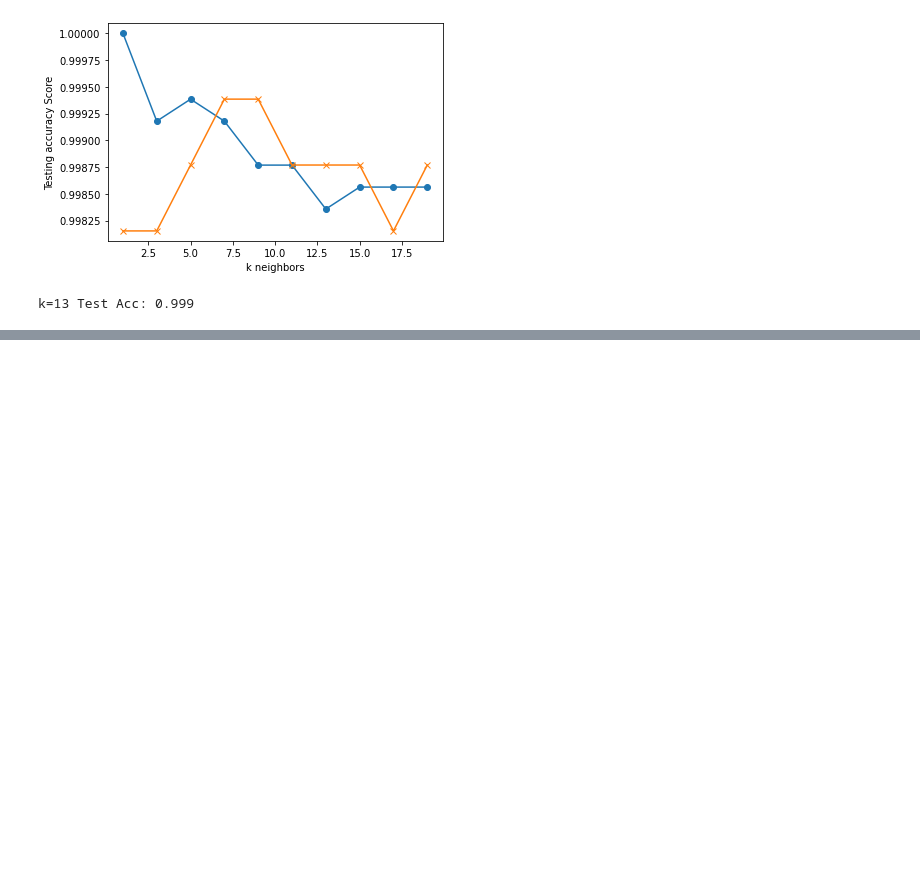
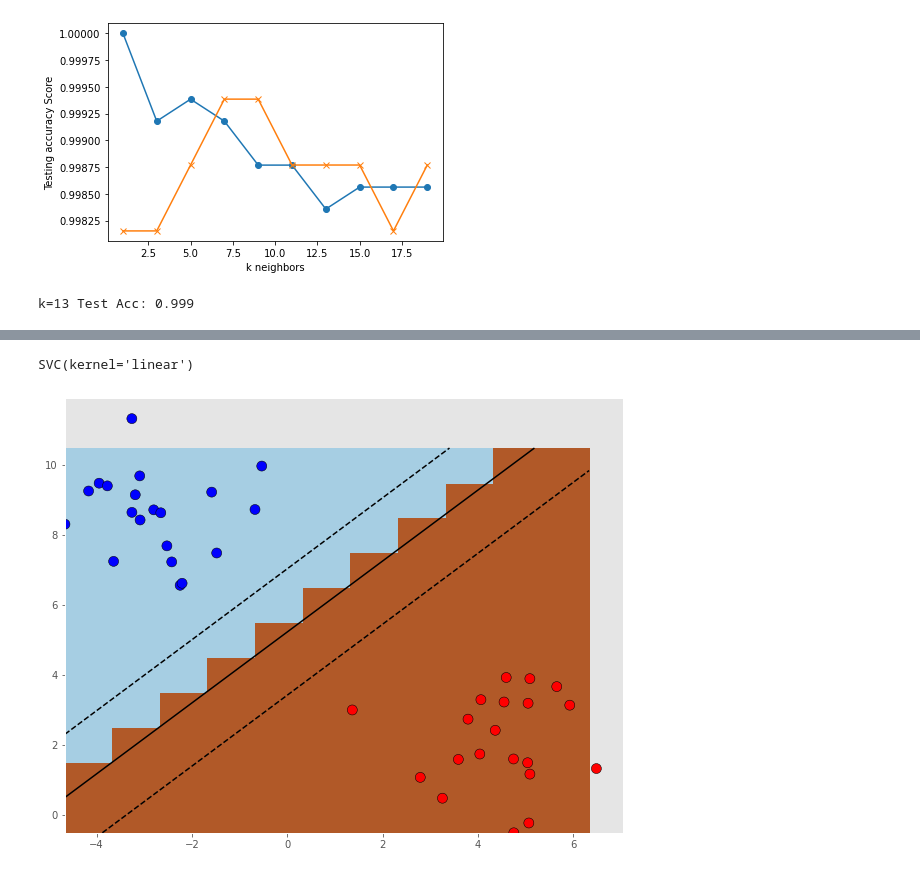
Before and after one commit to JuliaAlsop/The-Quality-of-Wine, a Jupyter notebook: wine_quality.ipynb, the cells around one changed output, grey strips where cells are left out. Saved outputs shown, nothing was run; the diff lists cells and outputs as text; code cells hidden in the pictures; blank space fills up the shorter version.

```diff
--- a/wine_quality.ipynb
+++ b/wine_quality.ipynb
@@ -165,0 +181,26 @@ k=13 Test Acc: 0.999
+# %%
+# Support vector machine linear classifier
+from sklearn.svm import SVC
+model = SVC(kernel='linear')
+model.fit(X, y)
+# %% [output]
+SVC(kernel='linear')
+# %%
+# Plot the decision boundaries
+x_min = X[:, 0].min()
+x_max = X[:, 0].max()
+y_min = X[:, 1].min()
+y_max = X[:, 1].max()
+
+XX, YY = np.mgrid[x_min:x_max, y_min:y_max]
+Z = model.decision_function(np.c_[XX.ravel(), YY.ravel()])
+
+# Put the result into a color plot
+Z = Z.reshape(XX.shape)
+plt.pcolormesh(XX, YY, Z > 0, cmap=plt.cm.Paired)
+plt.contour(XX, YY, Z, colors=['k', 'k', 'k'],
+            linestyles=['--', '-', '--'], levels=[-.5, 0, .5])
+plt.scatter(X[:, 0], X[:, 1], c=y, cmap='bwr', edgecolor='k', s=100)
+plt.show()
+# %% [output]
+[figure, added]
```
Also changed, not shown: parts of 14 cells of this notebook.
